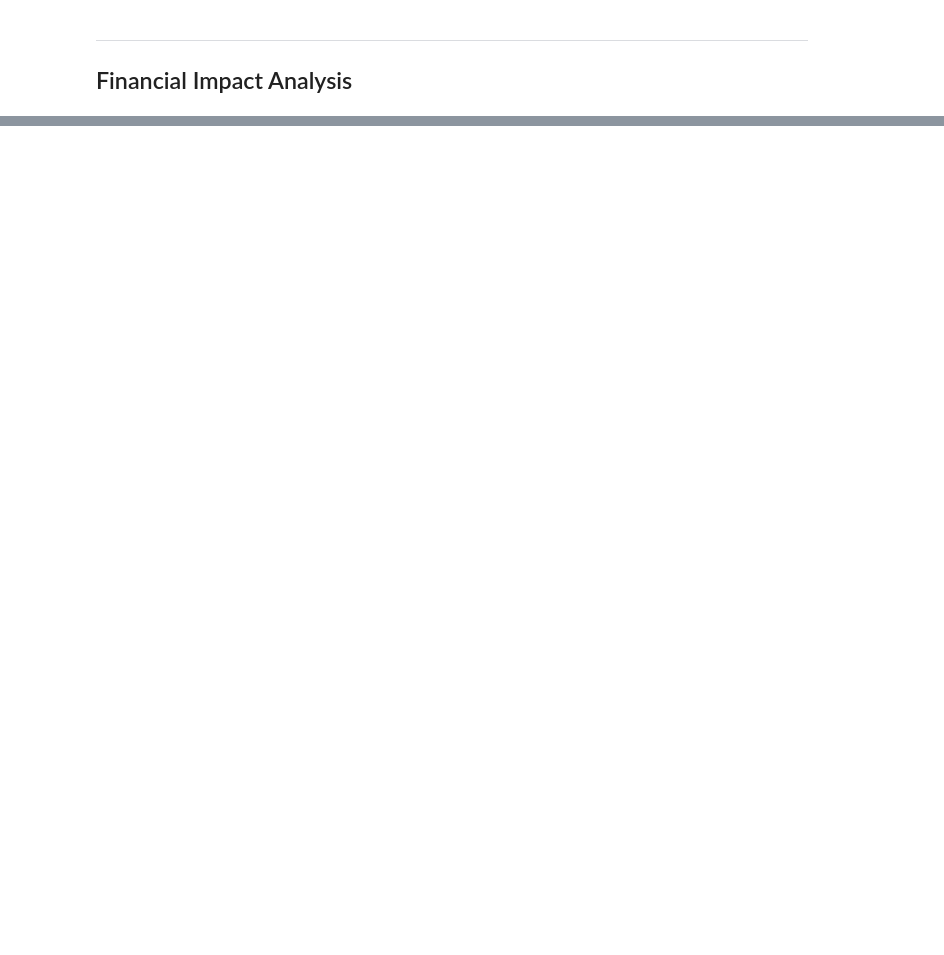
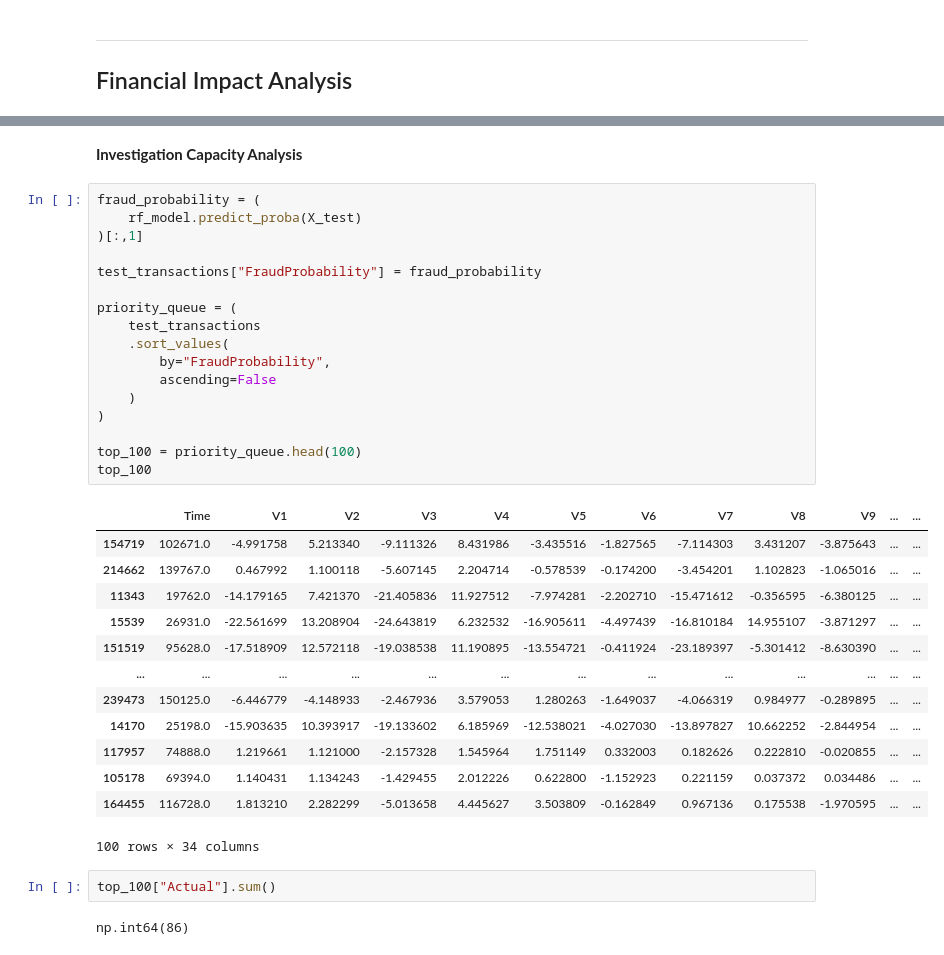
Before and after one commit to KHARCHISalahEddine/data-analysis-portfolio, a Jupyter notebook: projects/securebank-risk-intelligence/notebooks/01_fraud_eda.ipynb, the cells around one changed output, grey strips where cells are left out. Saved outputs shown, nothing was run; the diff lists cells and outputs as text; blank space fills up the shorter version.

```diff
--- a/projects/securebank-risk-intelligence/notebooks/01_fraud_eda.ipynb
+++ b/projects/securebank-risk-intelligence/notebooks/01_fraud_eda.ipynb
@@ -961 +1114,38 @@ plt.show()
+# %% [markdown]
+**Investigation Capacity Analysis**
+# %%
+fraud_probability = (
+    rf_model.predict_proba(X_test)
+)[:,1]
+
+test_transactions["FraudProbability"] = fraud_probability
+
+priority_queue = (
+    test_transactions
+    .sort_values(
+        by="FraudProbability",
+        ascending=False
+    )
+)
+
+top_100 = priority_queue.head(100)
+top_100
+# %% [output]
+|  | Time | V1 | V2 | V3 | V4 | V5 | V6 | V7 | V8 | V9 | ... | ... |
+| 154719 | 102671.0 | -4.991758 | 5.213340 | -9.111326 | 8.431986 | -3.435516 | -1.827565 | -7.114303 | 3.431207 | -3.875643 | ... | ... |
+| 214662 | 139767.0 | 0.467992 | 1.100118 | -5.607145 | 2.204714 | -0.578539 | -0.174200 | -3.454201 | 1.102823 | -1.065016 | ... | ... |
+| 11343 | 19762.0 | -14.179165 | 7.421370 | -21.405836 | 11.927512 | -7.974281 | -2.202710 | -15.471612 | -0.356595 | -6.380125 | ... | ... |
+| 15539 | 26931.0 | -22.561699 | 13.208904 | -24.643819 | 6.232532 | -16.905611 | -4.497439 | -16.810184 | 14.955107 | -3.871297 | ... | ... |
+| 151519 | 95628.0 | -17.518909 | 12.572118 | -19.038538 | 11.190895 | -13.554721 | -0.411924 | -23.189397 | -5.301412 | -8.630390 | ... | ... |
+| ... | ... | ... | ... | ... | ... | ... | ... | ... | ... | ... | ... | ... |
+| 239473 | 150125.0 | -6.446779 | -4.148933 | -2.467936 | 3.579053 | 1.280263 | -1.649037 | -4.066319 | 0.984977 | -0.289895 | ... | ... |
+| 14170 | 25198.0 | -15.903635 | 10.393917 | -19.133602 | 6.185969 | -12.538021 | -4.027030 | -13.897827 | 10.662252 | -2.844954 | ... | ... |
+| 117957 | 74888.0 | 1.219661 | 1.121000 | -2.157328 | 1.545964 | 1.751149 | 0.332003 | 0.182626 | 0.222810 | -0.020855 | ... | ... |
+| 105178 | 69394.0 | 1.140431 | 1.134243 | -1.429455 | 2.012226 | 0.622800 | -1.152923 | 0.221159 | 0.037372 | 0.034486 | ... | ... |
+| 164455 | 116728.0 | 1.813210 | 2.282299 | -5.013658 | 4.445627 | 3.503809 | -0.162849 | 0.967136 | 0.175538 | -1.970595 | ... | ... |
+100 rows × 34 columns
+# %%
+top_100["Actual"].sum()
+# %% [output]
+np.int64(86)
 # %% [markdown]
```
Also changed, not shown: parts of 16 cells of this notebook.
